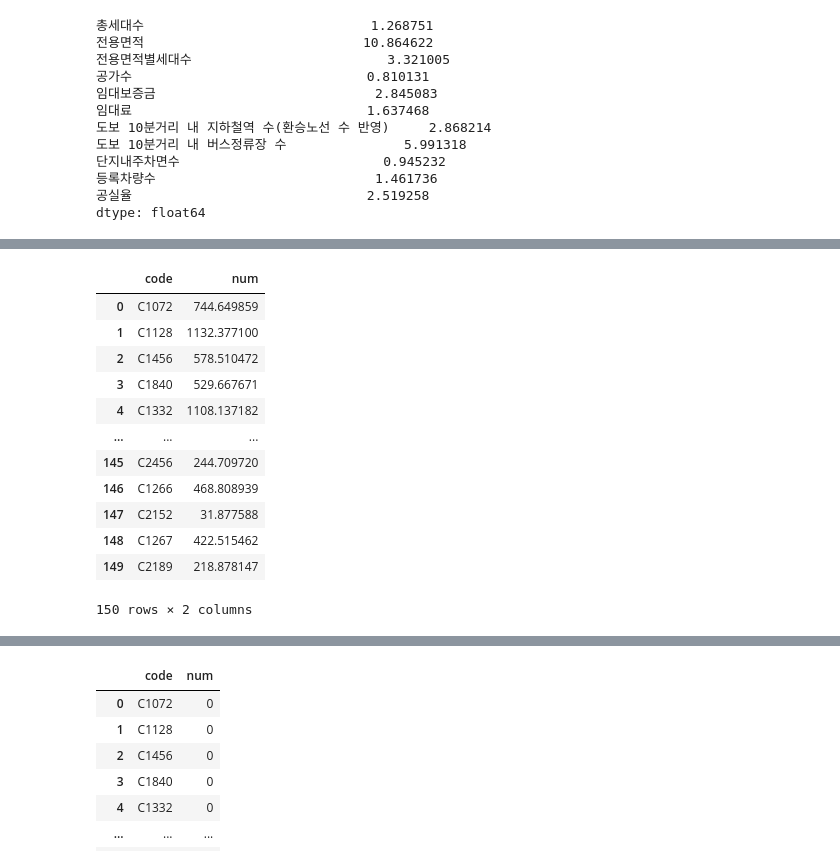
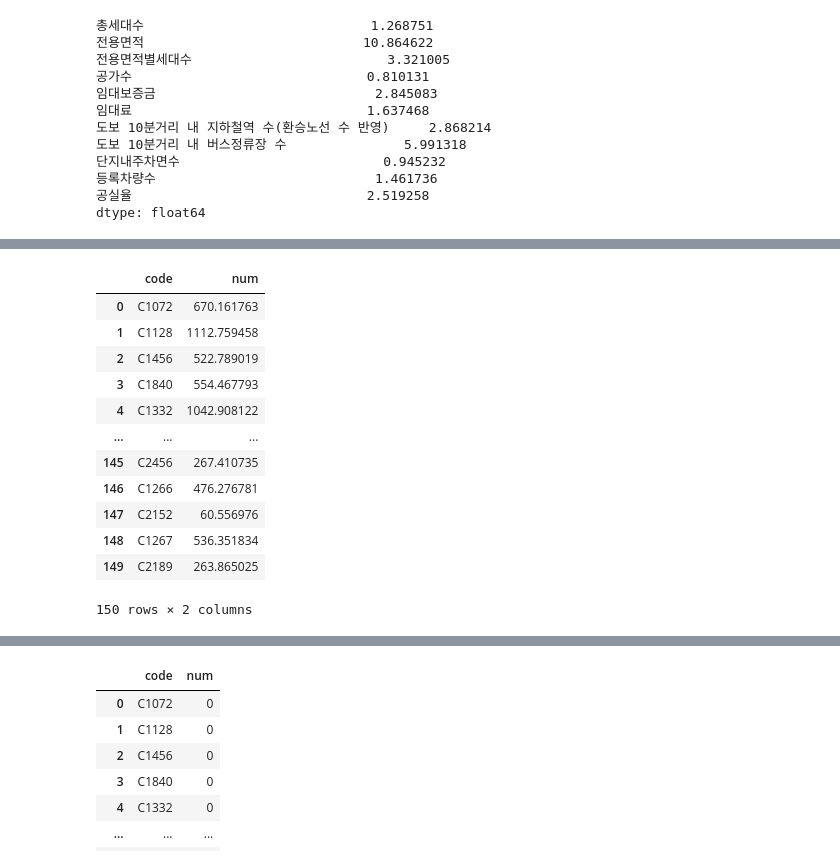
Before and after one commit to O-Kpy/Dacon, a Jupyter notebook: Dacon_주차수요_예측.ipynb, the cells around one changed output, grey strips where cells are left out. Cells and saved outputs as stored; diff of their text form; code cells hidden in the pictures.

```diff
--- a/Dacon_주차수요_예측.ipynb
+++ b/Dacon_주차수요_예측.ipynb
@@ -313,8 +464,3 @@ new_test['공실율'] = new_test['공가수']/new_test['총세대수']*100
 x_train = new_train.drop(columns=['단지코드', '등록차량수'])
 y_train = new_train['등록차량수']
 x_test = new_test.drop(columns=['단지코드'])
-# %%
-x_train = data.loc[data['등록차량수'].notnull()].drop(columns=['등록차량수', '단지코드'])
-y_train = data.loc[data['등록차량수'].notnull()]['등록차량수']
-x_test = data.loc[data['등록차량수'].isnull()].drop(columns=['등록차량수', '단지코드'])
-x_train.shape, y_train.shape, x_test.shape
@@ -323,3 +467,21 @@ x_train.shape, y_train.shape, x_test.shape
+# %%
+from sklearn.preprocessing import robust_scale
+x_train_col = x_train.columns
+
+for i in x_train.columns:
+  if x_train[i].dtype=='object':
+    continue
+  x_train[i] = robust_scale(x_train[i])
+
+for i in x_test.columns:
+  if x_test[i].dtype=='object':
+    continue
+  x_test[i] = robust_scale(x_test[i])
+# %%
+# feature selection
+x_train = new_train.drop(columns=['단지코드', '등록차량수', '면적_100.0', '면적_75.0', '면적_15.0', '면적_40.0', '면적_60.0', '면적_65.0'])
+y_train = new_train['등록차량수']
+x_test = new_test.drop(columns=['단지코드', '면적_100.0', '면적_75.0', '면적_15.0', '면적_40.0', '면적_60.0', '면적_65.0'])
 # %%
 pip install catboost
 # %% [output]
@@ -348,14 +511,16 @@ import lightgbm
 # %%
-skf = StratifiedKFold(n_splits=5, shuffle=True, random_state=42)
+skf = StratifiedKFold(n_splits=10, shuffle=True, random_state=42)
+kf = KFold(n_splits=10, shuffle=True, random_state=42)
 preds_test_cat = np.zeros((len(x_test)))
 cat_features = x_train.select_dtypes('object').columns
 
-for i,(train_index, valid_index) in enumerate(skf.split(x_train, y_train)):
+for i,(train_index, valid_index) in enumerate(kf.split(x_train, y_train)):
   X_train, X_valid = x_train.iloc[train_index], x_train.iloc[valid_index]
   Y_train, Y_valid = y_train.iloc[train_index], y_train.iloc[valid_index]
 
-  model_cat = catboost.CatBoostRegressor(learning_rate=0.05, loss_function='MAE', eval_metric='MAE', n_estimators=3000, cat_features=cat_features)
-  model_cat.fit(X_train, Y_train, eval_set=[(X_train, Y_train), (X_valid, Y_valid)], verbose=100, early_stopping_rounds=70)
+  model_cat = catboost.CatBoostRegressor(learning_rate=0.05, loss_function='MAE', eval_metric='MAE', n_estimators=3000, cat_features=cat_features, use_best_model=True)
+  model_cat.fit(X_train, Y_train, eval_set=[(X_train, Y_train), (X_valid, Y_valid)], verbose=100, early_stopping_rounds=50)
 
   preds_test_cat = model_cat.predict(x_test)
+  preds_val = model_cat.predict(X_valid)
 # %% [output]
@@ -379,18 +834,18 @@ Shrink model to first 274 iterations.
 # %%
 submit['num'] = preds_test_cat
-submit.to_csv('/content/drive/MyDrive/dataset/Dacon/대회/235745_parking_data/submit_2.csv', index=False)
+submit.to_csv('/content/drive/MyDrive/dataset/Dacon/대회/235745_parking_data/submit_5.csv', index=False)
 submit
 # %% [output]
 |  | code | num |
-| 0 | C1072 | 744.649859 |
-| 1 | C1128 | 1132.377100 |
-| 2 | C1456 | 578.510472 |
-| 3 | C1840 | 529.667671 |
-| 4 | C1332 | 1108.137182 |
+| 0 | C1072 | 670.161763 |
+| 1 | C1128 | 1112.759458 |
+| 2 | C1456 | 522.789019 |
+| 3 | C1840 | 554.467793 |
+| 4 | C1332 | 1042.908122 |
 | ... | ... | ... |
-| 145 | C2456 | 244.709720 |
-| 146 | C1266 | 468.808939 |
-| 147 | C2152 | 31.877588 |
-| 148 | C1267 | 422.515462 |
-| 149 | C2189 | 218.878147 |
+| 145 | C2456 | 267.410735 |
+| 146 | C1266 | 476.276781 |
+| 147 | C2152 | 60.556976 |
+| 148 | C1267 | 536.351834 |
+| 149 | C2189 | 263.865025 |
 150 rows × 2 columns
```
Also changed, not shown: parts of 48 cells of this notebook.
